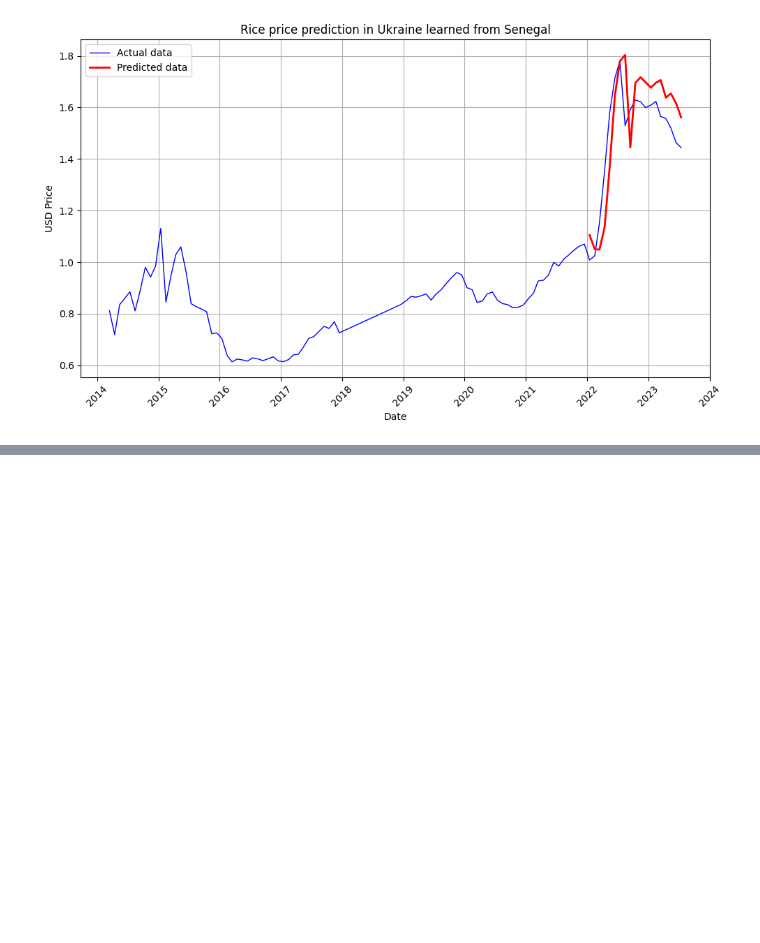
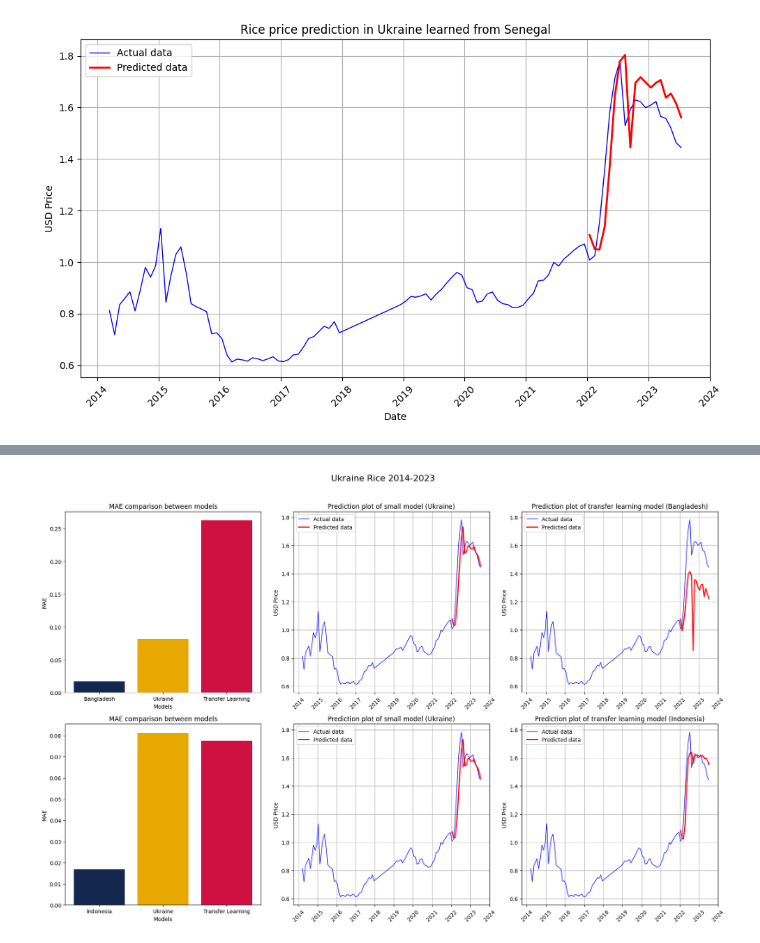
Before and after one commit to JanaJankovic/transfer-learning, a Jupyter notebook: src/model.ipynb, the cells around one changed output, grey strips where cells are left out. Drawn from its saved outputs; the diff is of its cells as text; code cells hidden in the pictures; blank space fills up the shorter version.

```diff
--- a/src/model.ipynb
+++ b/src/model.ipynb
@@ -254,0 +262,3 @@ vis.plot_tl_evaluations('Ukraine', large_datasets, commodity, c.get_large_model_
+# %%
+vis.visualize_tl_summary('Ukraine', ['Bangladesh', 'Indonesia'], commodity, 'Ukraine Rice 2014-2023')
+# %% [output]
@@ -254,0 +269 @@ vis.plot_tl_evaluations('Ukraine', large_datasets, commodity, c.get_large_model_
+[figure, added]
```
Also changed, not shown: parts of 11 cells of this notebook, 23 other files.
